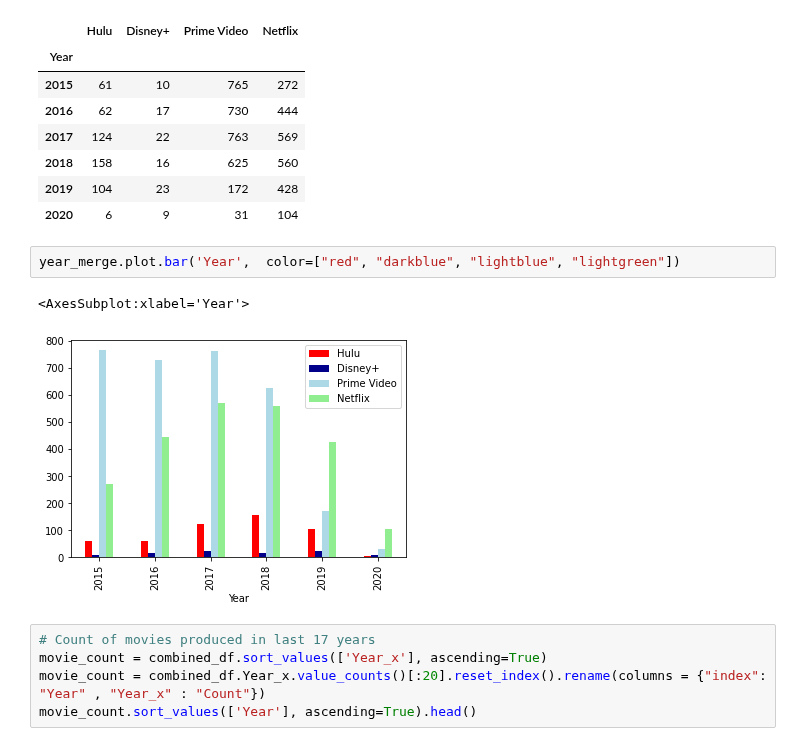
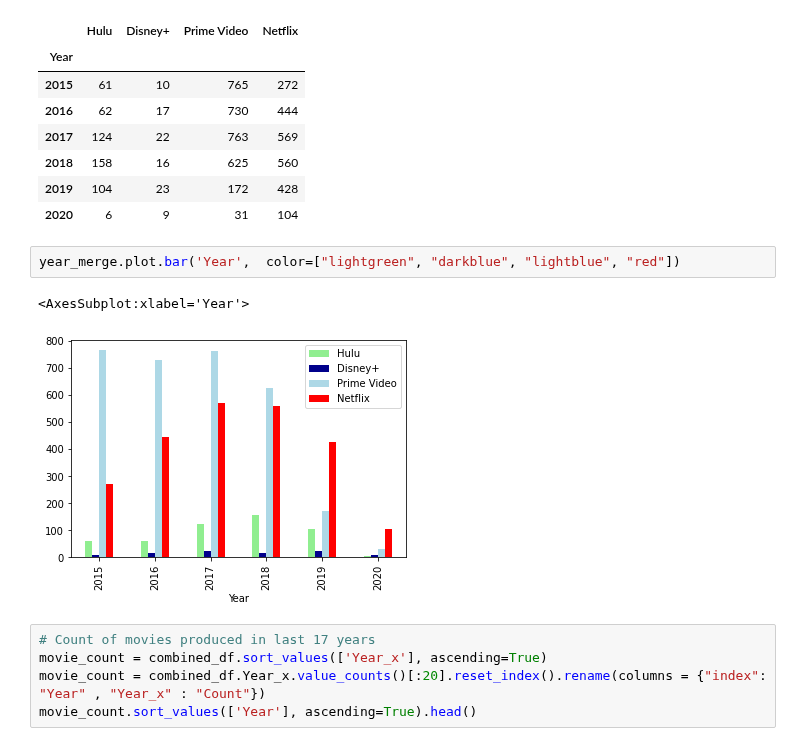
Before and after one commit to jacance/streaming-service-analysis, a Jupyter notebook: PrimeFlix_Tara-New.ipynb, the cells around one changed output. Drawn from its saved outputs; the diff is of its cells as text.

```diff
--- a/PrimeFlix_Tara-New.ipynb
+++ b/PrimeFlix_Tara-New.ipynb
@@ -635,10 +626,10 @@ year_merge.set_index('Year')
 | 2019 | 104 | 23 | 172 | 428 |
 | 2020 | 6 | 9 | 31 | 104 |
 # %%
-year_merge.plot.bar('Year',  color=["red", "darkblue", "lightblue", "lightgreen"])
+year_merge.plot.bar('Year',  color=["lightgreen", "darkblue", "lightblue", "red"])
 # %% [output]
 <AxesSubplot:xlabel='Year'>
-[figure, old version]
+[figure, new version]
 # %%
 # Count of movies produced in last 17 years
 movie_count = combined_df.sort_values(['Year_x'], ascending=True)
```
Also changed, not shown: parts of 10 cells of this notebook, 1 other file.
